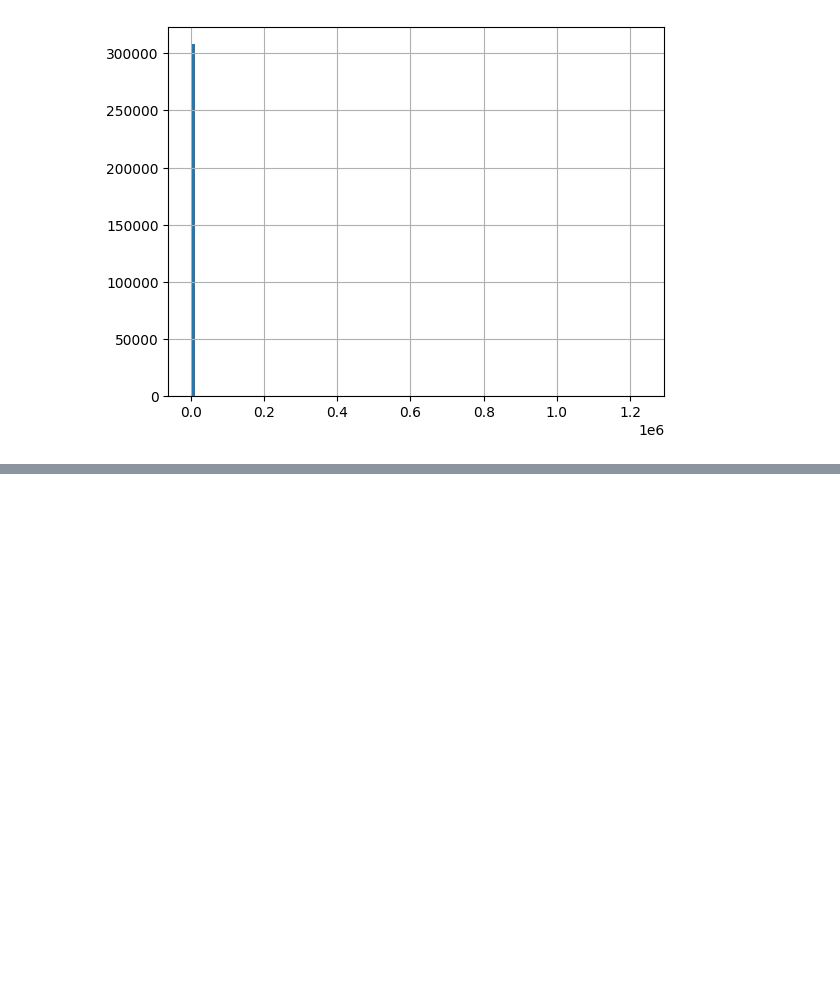
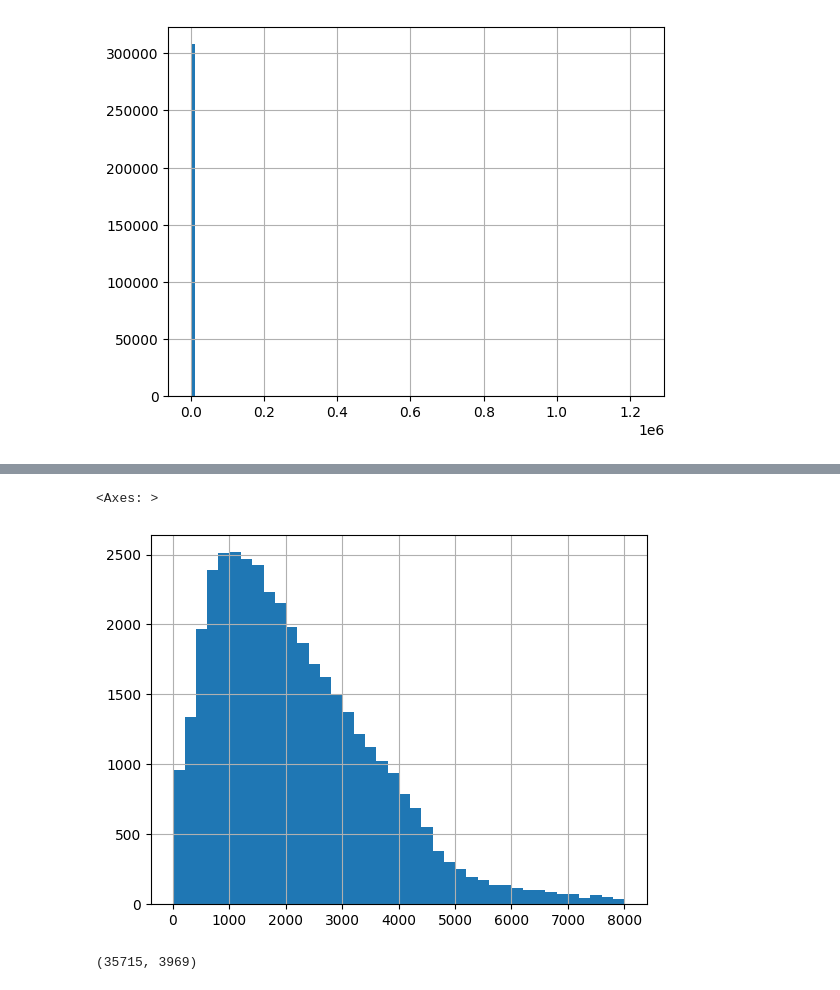
Before and after one commit to SOL1archive/ancient-document-LLM, a Jupyter notebook: data-view.ipynb, the cells around one changed output, grey strips where cells are left out. Cells and saved outputs as stored; diff of their text form; code cells hidden in the pictures; blank space fills up the shorter version.

Commit message:
Feat: add training pipeline

```diff
--- a/data-view.ipynb
+++ b/data-view.ipynb
@@ -113,0 +286,5 @@ df1['translated_text'].str.len().hist(bins=100)
+# %%
+long_form_df['translated_text'].str.len().hist(bins=40)
+# %% [output]
+<Axes: >
+[figure, added]
@@ -113,0 +293,4 @@ df1['translated_text'].str.len().hist(bins=100)
+# %%
+len(train_df), len(test_df)
+# %% [output]
+(35715, 3969)
```
Also changed, not shown: parts of 26 cells of this notebook, 4 other files.
